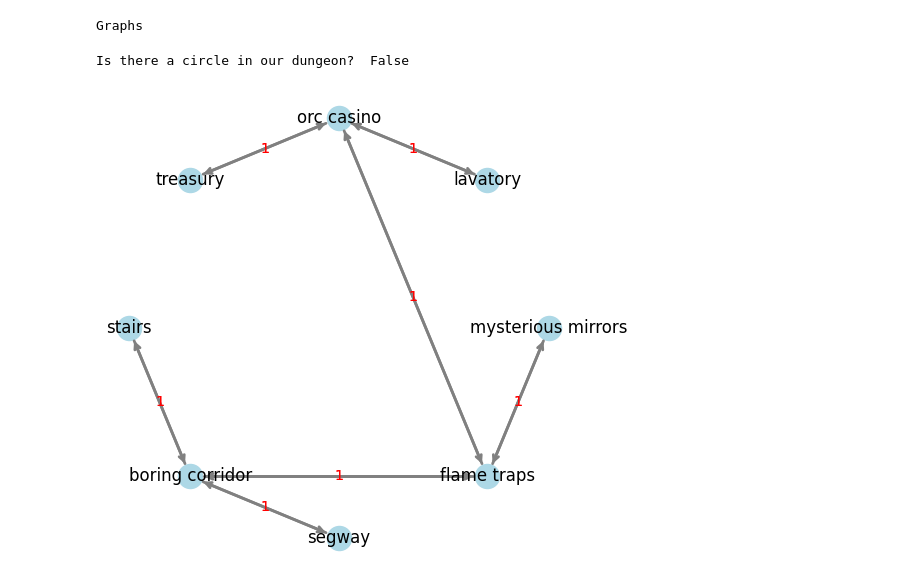
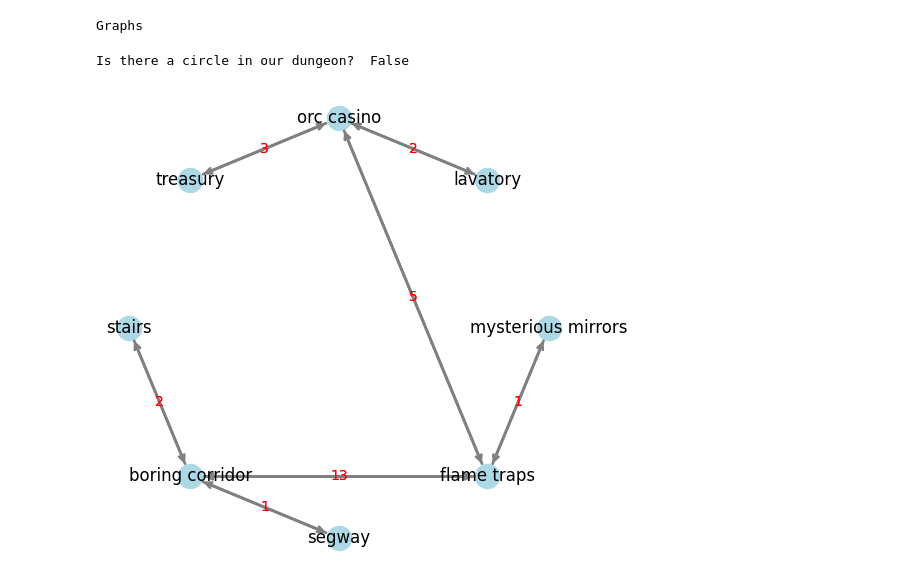
Before and after one commit to SE-6/04_Non-linear_Data_Structures, a Jupyter notebook: 03_Graphs/01_Undirected_Graphs.ipynb, the cells around one changed output. Saved outputs shown, nothing was run; the diff lists cells and outputs as text; code cells hidden in the pictures.

```diff
--- a/03_Graphs/01_Undirected_Graphs.ipynb
+++ b/03_Graphs/01_Undirected_Graphs.ipynb
@@ -29,6 +29,12 @@ class UndirectedGraph:
         v = self.label_to_index(label2)  # 1
         self.adj_matrix[u][v] = 1
         self.adj_matrix[v][u] = 1
+
+    def add_edge_weighted(self, label1, label2, weight=1):
+        u = self.label_to_index(label1)
+        v = self.label_to_index(label2)
+        self.adj_matrix[u][v] = weight
+        self.adj_matrix[v][u] = weight
 
     def remove_edge(self, label1, label2):
         u = self.label_to_index(label1)
@@ -130,32 +136,32 @@ draw_graph(ug)
 # %%
 rooms = [
     "stairs",
     "boring corridor",
     "segway",
     "flame traps",
     "mysterious mirrors",
     "lavatory",
     "orc casino",
     "treasury",
 ]
 
 dungeon = UndirectedGraph(rooms)
-dungeon.add_edge("treasury", "orc casino")
-dungeon.add_edge(rooms[5], rooms[6])
-dungeon.add_edge(rooms[6], rooms[3])
-dungeon.add_edge("boring corridor", "flame traps")
-dungeon.add_edge("boring corridor", "stairs")
-dungeon.add_edge("boring corridor", "segway")
-dungeon.add_edge("mysterious mirrors", "flame traps")
+dungeon.add_edge_weighted("treasury", "orc casino", 3)
+dungeon.add_edge_weighted(rooms[5], rooms[6], 2)
+dungeon.add_edge_weighted(rooms[6], rooms[3], 5)
+dungeon.add_edge_weighted("boring corridor", "flame traps", 13)
+dungeon.add_edge_weighted("boring corridor", "stairs", 2)
+dungeon.add_edge_weighted("boring corridor", "segway", 1)
+dungeon.add_edge_weighted("mysterious mirrors", "flame traps", 1)
 # dungeon.add_edge("mysterious mirrors", "boring corridor")
 
 
 # dungeon.dfs("flame traps")
 # print("----------")
 # dungeon.bfs("flame traps")
 
 print("Is there a circle in our dungeon? ", dungeon.detect_cycle())
 draw_graph(dungeon)
 # %% [output]
 Is there a circle in our dungeon?  False
-[figure, old version]
+[figure, new version]
```
Also changed, not shown: parts of 2 cells of this notebook.
